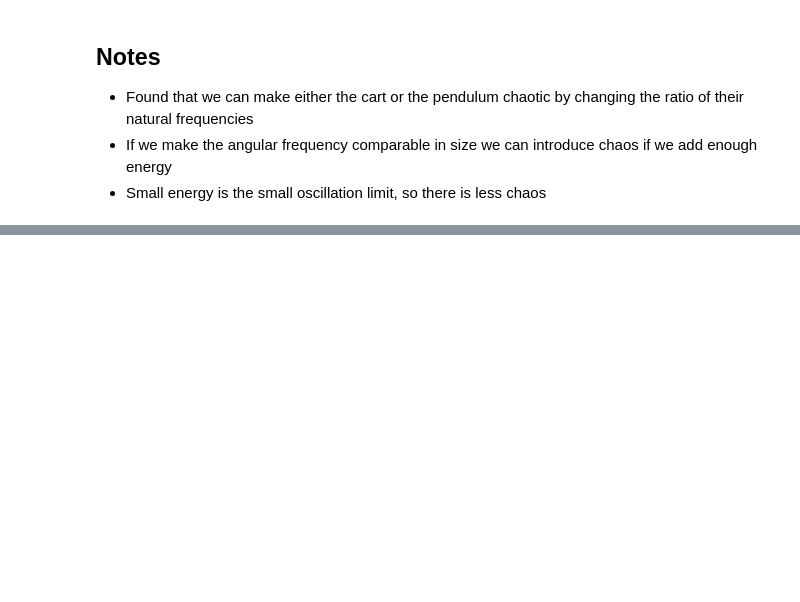
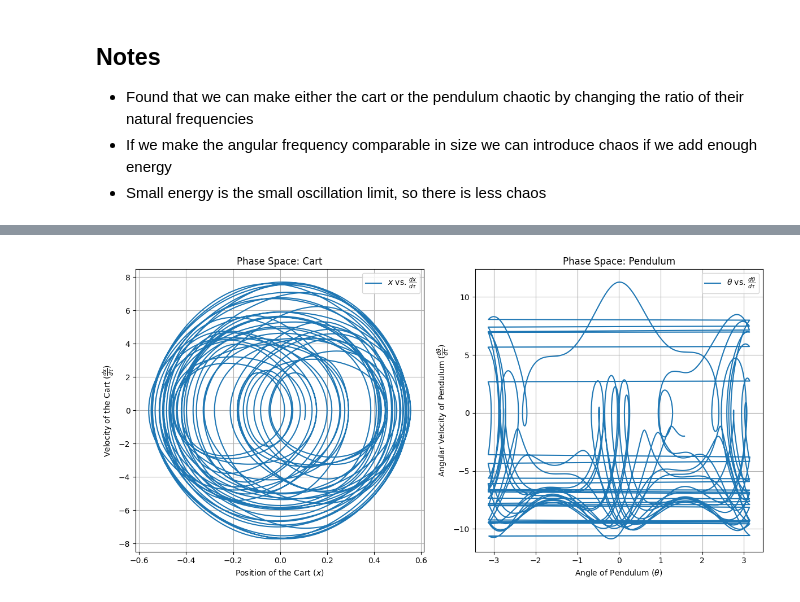
Before and after one commit to NextZtepS/SpringedCart_and_Pendulum, a Jupyter notebook: main.ipynb, the cells around one changed output, grey strips where cells are left out. Drawn from its saved outputs; the diff is of its cells as text; code cells hidden in the pictures; blank space fills up the shorter version.

```diff
--- a/main.ipynb
+++ b/main.ipynb
@@ -152,0 +206,26 @@ plt.show()
+# %%
+# Plot the phase space
+plt.figure(figsize=(12, 6))
+
+# Phase space of x vs. dx/dτ
+plt.subplot(1, 2, 1)
+plt.plot(x, dx_dτ, label=r"$x$ vs. $\frac{dx}{d\tau}$")
+plt.xlabel(r"Position of the Cart ($x$)")
+plt.ylabel(r"Velocity of the Cart ($\frac{dx}{d\tau}$)")
+plt.title("Phase Space: Cart")
+plt.grid()
+plt.legend()
+
+# Phase space of θ vs. dθ/dτ
+plt.subplot(1, 2, 2)
+plt.plot(θ, dθ_dτ, label=r"$\theta$ vs. $\frac{d\theta}{d\tau}$")
+plt.xlabel(r"Angle of Pendulum ($\theta$)")
+plt.ylabel(r"Angular Velocity of Pendulum ($\frac{d\theta}{d\tau}$)")
+plt.title("Phase Space: Pendulum")
+plt.grid()
+plt.legend()
+
+plt.tight_layout()
+plt.show()
+# %% [output]
+[figure, added]
```
Also changed, not shown: parts of 9 cells of this notebook, 1 other file.
